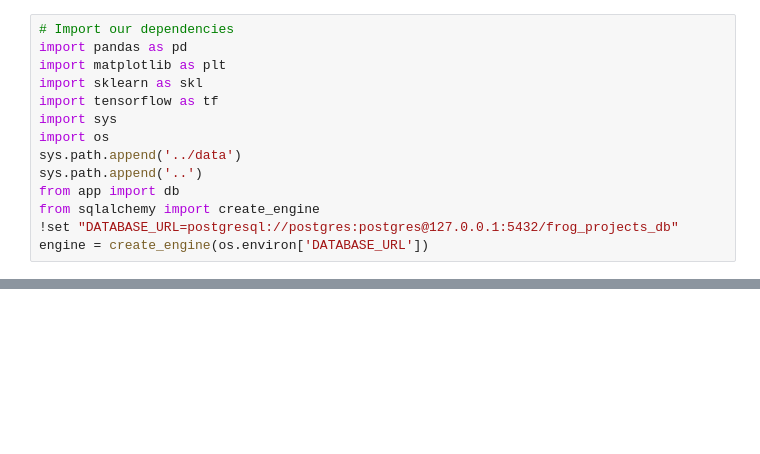
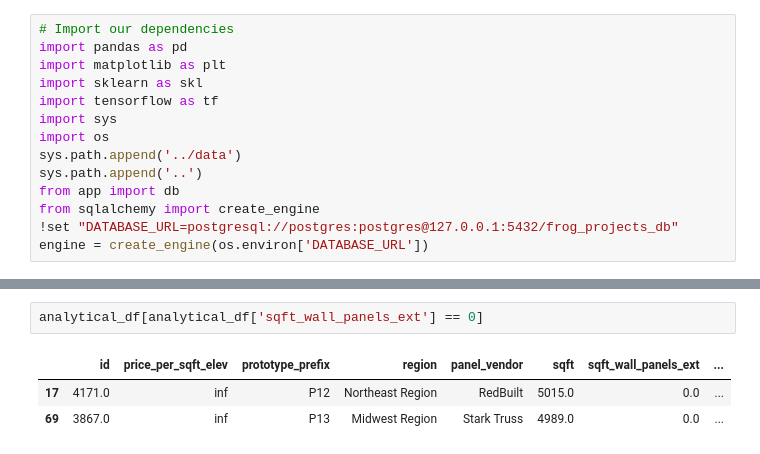
Before and after one commit to JohnnyBuccola/bbc-20-project-dashboard, a Jupyter notebook: notebooks/ml_exploration.ipynb, the cells around one changed output, grey strips where cells are left out. Drawn from its saved outputs; the diff is of its cells as text; blank space fills up the shorter version.

```diff
--- a/notebooks/ml_exploration.ipynb
+++ b/notebooks/ml_exploration.ipynb
@@ -82,0 +59,6 @@ X_scaler = skl.preprocessing.StandardScaler()
+# %%
+analytical_df[analytical_df['sqft_wall_panels_ext'] == 0]
+# %% [output]
+|  | id | price_per_sqft_elev | prototype_prefix | region | panel_vendor | sqft | sqft_wall_panels_ext | ... |
+| 17 | 4171.0 | inf | P12 | Northeast Region | RedBuilt | 5015.0 | 0.0 | ... |
+| 69 | 3867.0 | inf | P13 | Midwest Region | Stark Truss | 4989.0 | 0.0 | ... |
```
Also changed, not shown: parts of 32 cells of this notebook, 6 other files.
